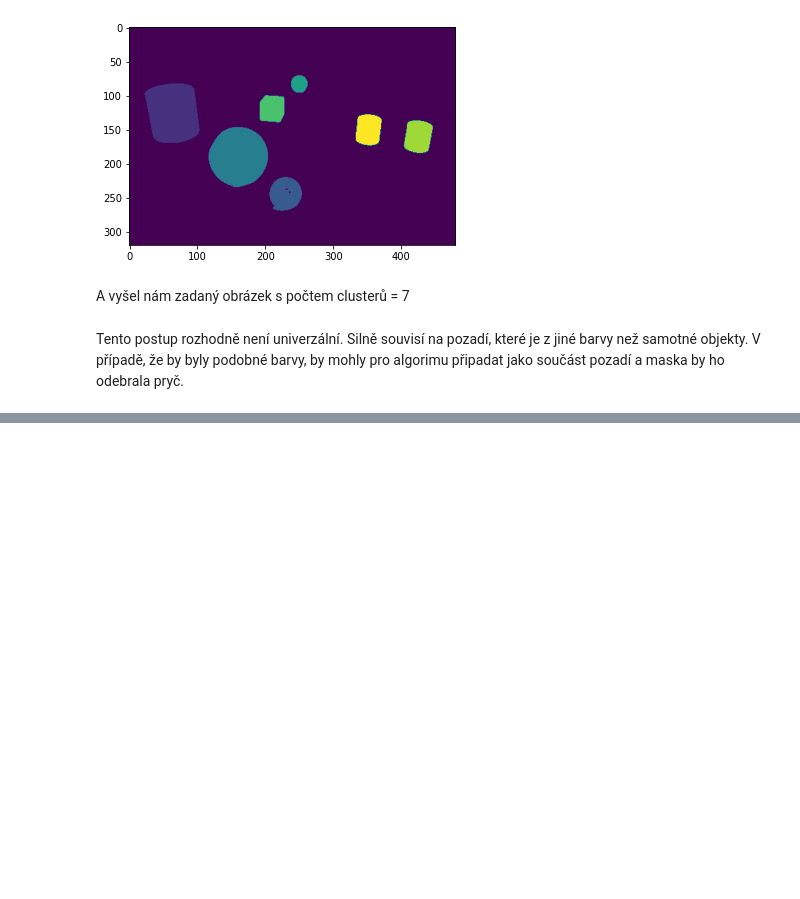
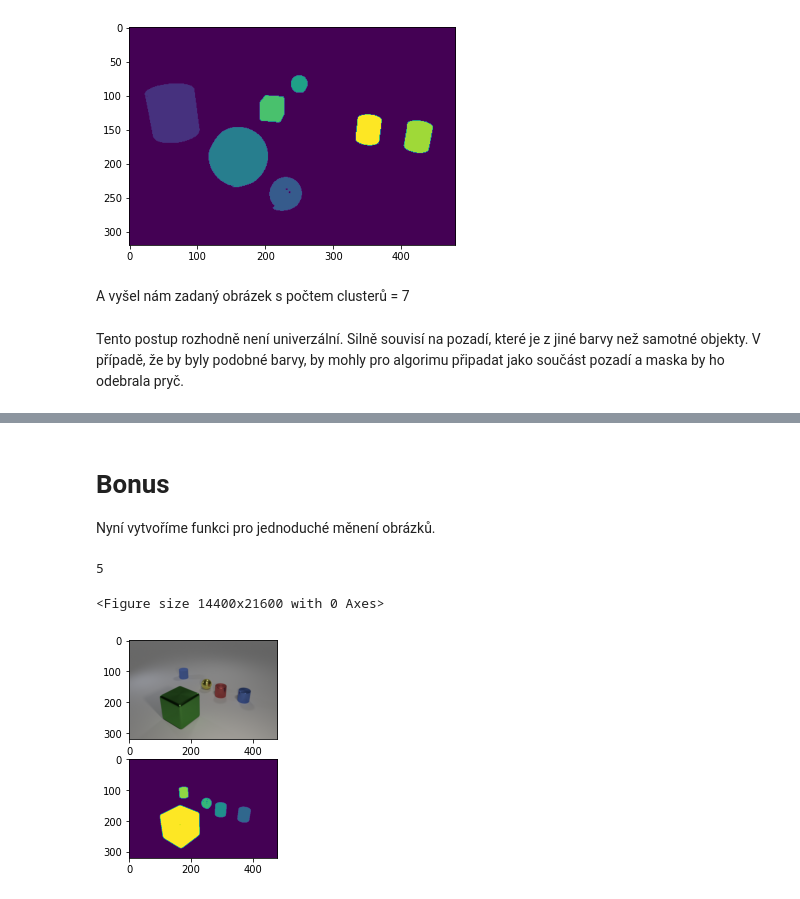
Before and after one commit to Dufko/vzd, a Jupyter notebook: hw_2/notebook.ipynb, the cells around one changed output, grey strips where cells are left out. Cells and saved outputs as stored; diff of their text form; code cells hidden in the pictures; blank space fills up the shorter version.

```diff
--- a/hw_2/notebook.ipynb
+++ b/hw_2/notebook.ipynb
@@ -195,0 +192,3 @@ Created in <span style='font-weight:600;margin-left:4px;'>Deepnote</span></a>
+# %% [markdown]
+# Bonus
+Nyní vytvoříme funkci pro jednoduché měnení obrázků.
@@ -195,0 +250,6 @@ Created in <span style='font-weight:600;margin-left:4px;'>Deepnote</span></a>
+# %%
+assert(analyzePicture("data/CLEVR_test_000014.png") == 5)
+# %% [output]
+5
+<Figure size 14400x21600 with 0 Axes>
+[figure, added]
```
Also changed, not shown: parts of 32 cells of this notebook.
